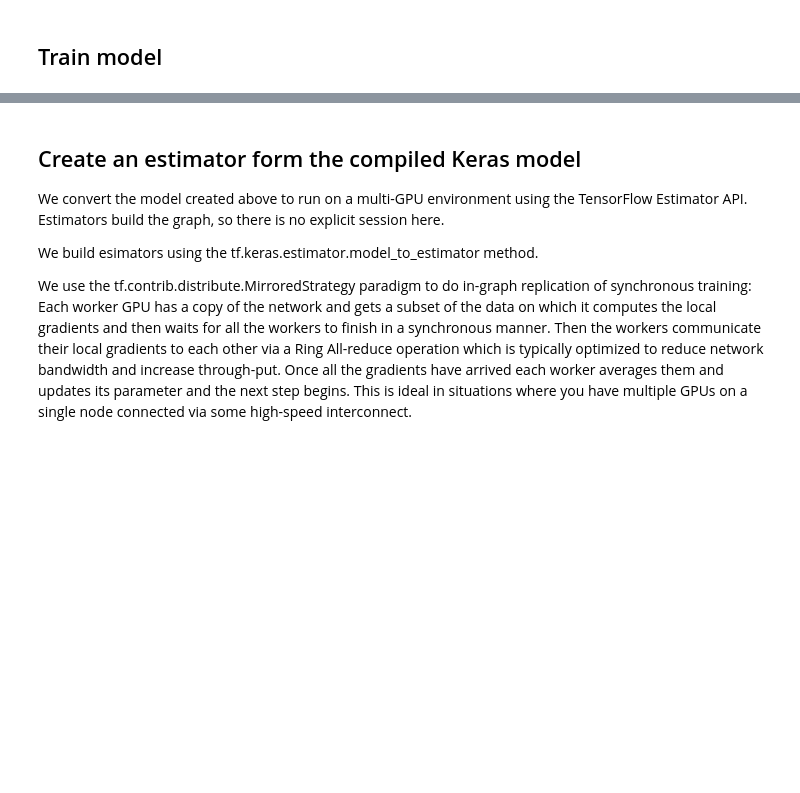
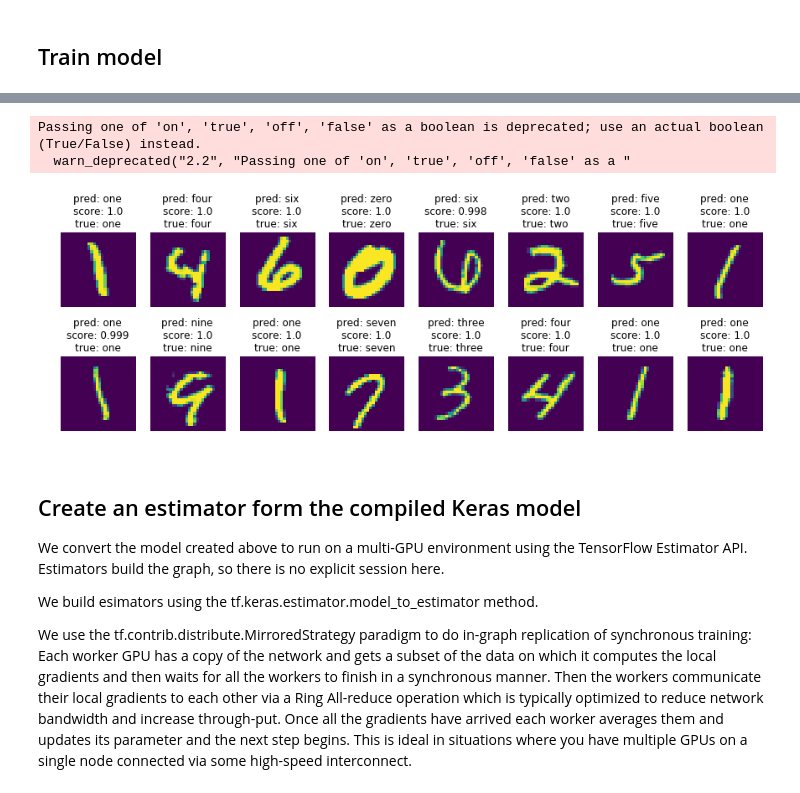
Before and after one commit to emolinaro/TensorFlow-Lectures, a Jupyter notebook: lectures-08a.ipynb, the cells around one changed output, grey strips where cells are left out. Saved outputs shown, nothing was run; the diff lists cells and outputs as text; code cells hidden in the pictures; blank space fills up the shorter version.

```diff
--- a/lectures-08a.ipynb
+++ b/lectures-08a.ipynb
@@ -37,3 +46,5 @@ from utils import ModelSaveCallback
 2.2.4
+# %%
+mnist.load_data()
 # %%
-(x_train, y_train), (x_test, y_test) = mnist.load_data()
+(x_train, y_train), (x_test, y_test) = mnist.load_data(path="/tmp/mnist")
@@ -99,23 +109,18 @@ def make_model():
     """
 
     model = Sequential()
-    model.add(Conv2D(64,kernel_size=(5, 5),padding='same',input_shape=(28, 28, 1)))
-    model.add(LeakyReLU(0.1))
-    model.add(Conv2D(256,kernel_size=(5, 5),padding='same'))
-    model.add(LeakyReLU(0.1))
+    model.add(Conv2D(64,kernel_size=(5, 5),padding='same',input_shape=(28, 28, 1),activation='relu'))
+    model.add(Conv2D(256,kernel_size=(5, 5),padding='same',activation='relu'))
     model.add(MaxPooling2D(pool_size=(2, 2)))
     model.add(Dropout(0.25))
-    model.add(Conv2D(256,kernel_size=(3, 3),padding='same'))
-    model.add(LeakyReLU(0.1))
-    model.add(Conv2D(512,kernel_size=(3, 3),padding='same'))
-    model.add(LeakyReLU(0.1))
+    model.add(Conv2D(256,kernel_size=(3, 3),padding='same',activation='relu'))
+    model.add(Conv2D(512,kernel_size=(3, 3),padding='same',activation='relu'))
     model.add(MaxPooling2D(pool_size=(2, 2)))
     model.add(Dropout(0.25))
     model.add(Flatten())
-    model.add(Dense(2048))
-    model.add(LeakyReLU(0.1))
+    model.add(Dense(2048,activation='relu'))
     model.add(Dropout(0.5))
-    model.add(Dense(2048))
+    model.add(Dense(1024,activation='relu'))
     model.add(Dropout(0.5))
     model.add(Dense(NUM_DIGITS))
     model.add(Activation("softmax"))
@@ -148,9 +153,11 @@ _________________________________________________________________
 # %% [markdown]
 ## Train model
 # %%
+start = time.time()
+
 INIT_LR = 5e-3  # initial learning rate
-BATCH_SIZE = 32
-EPOCHS = 10
+BATCH_SIZE = 1024
+EPOCHS = 5
 
 K.clear_session()  # clear default graph
 # don't call K.set_learning_phase() !!! (otherwise will enable dropout in train/test simultaneously)
@@ -182,6 +189,10 @@ model.fit(
     shuffle=True,
     verbose=1
 )
+
+end = time.time()
+print("")
+print("Training time = %d seconds" %(end - start))
 # %% [output]
 Train on 60000 samples, validate on 10000 samples
 Epoch 1/10
@@ -196,27 +220,31 @@ model.load_weights("mnist_weights.h5")
 # %%
 # make test predictions
 y_pred_test = model.predict_proba(x_test2)
 y_pred_test_classes = np.argmax(y_pred_test, axis=1)
 y_pred_test_max_probas = np.max(y_pred_test, axis=1)
 
 # inspect preditions
 cols = 8
 rows = 2
 fig = plt.figure(figsize=(2 * cols - 1, 3 * rows - 1))
 for i in range(cols):
     for j in range(rows):
         random_index = np.random.randint(0, len(y_test))
         ax = fig.add_subplot(rows, cols, i * rows + j + 1)
         ax.grid('off')
         ax.axis('off')
         ax.imshow(x_test[random_index, :])
         pred_label = mnist_digits[y_pred_test_classes[random_index]]
         pred_proba = y_pred_test_max_probas[random_index]
-        true_label = cifar10_classes[y_test[random_index, 0]]
+        true_label = mnist_digits[y_test[random_index]]
         ax.set_title("pred: {}\nscore: {:.3}\ntrue: {}".format(
                pred_label, pred_proba, true_label
         ))
 plt.show()
+# %% [output]
+Passing one of 'on', 'true', 'off', 'false' as a boolean is deprecated; use an actual boolean (True/False) instead.
+  warn_deprecated("2.2", "Passing one of 'on', 'true', 'off', 'false' as a "
+[figure, added]
 # %% [markdown]
 ## Create an estimator form the compiled Keras model
 
```
Also changed, not shown: parts of 15 cells of this notebook, 1 other file.
